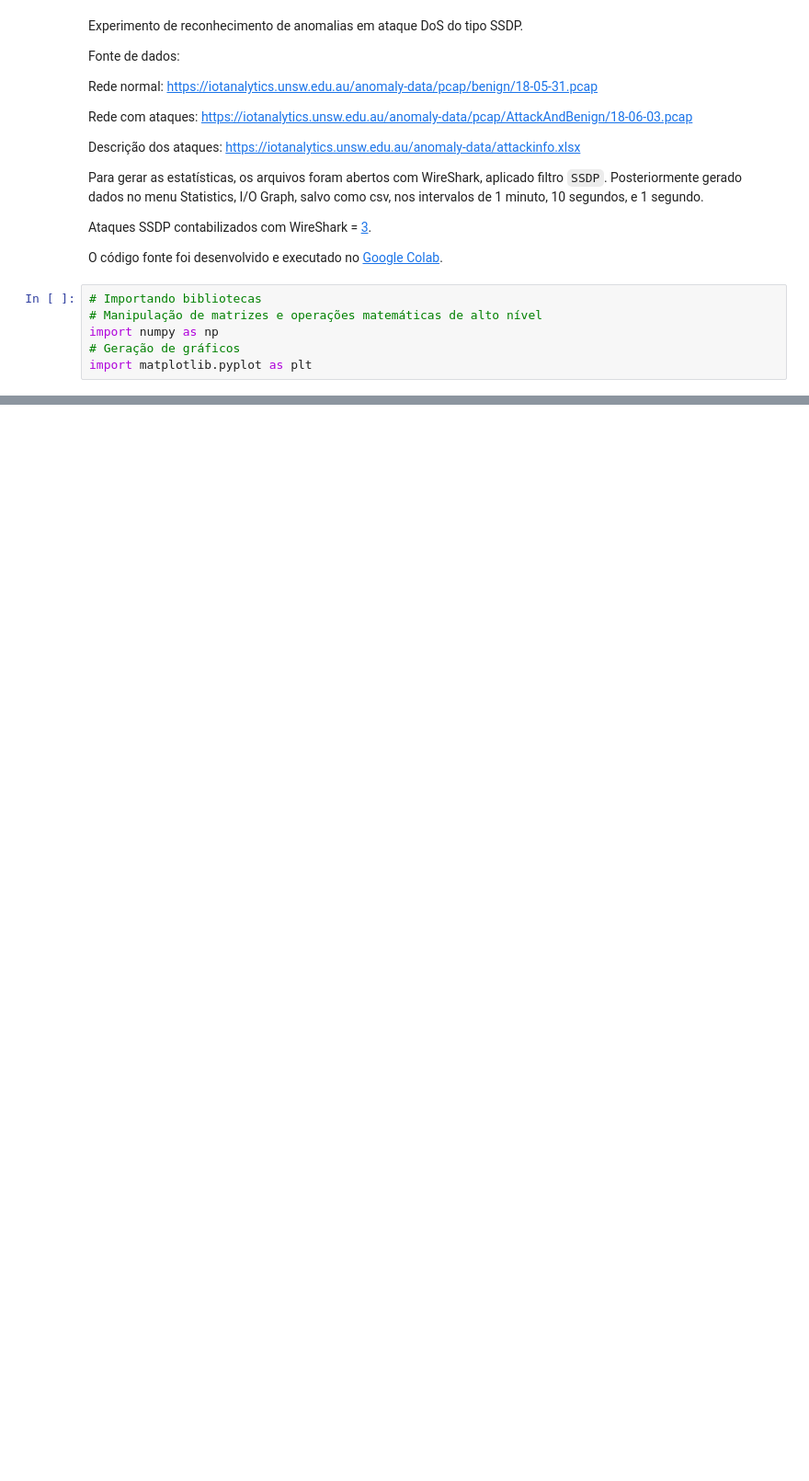
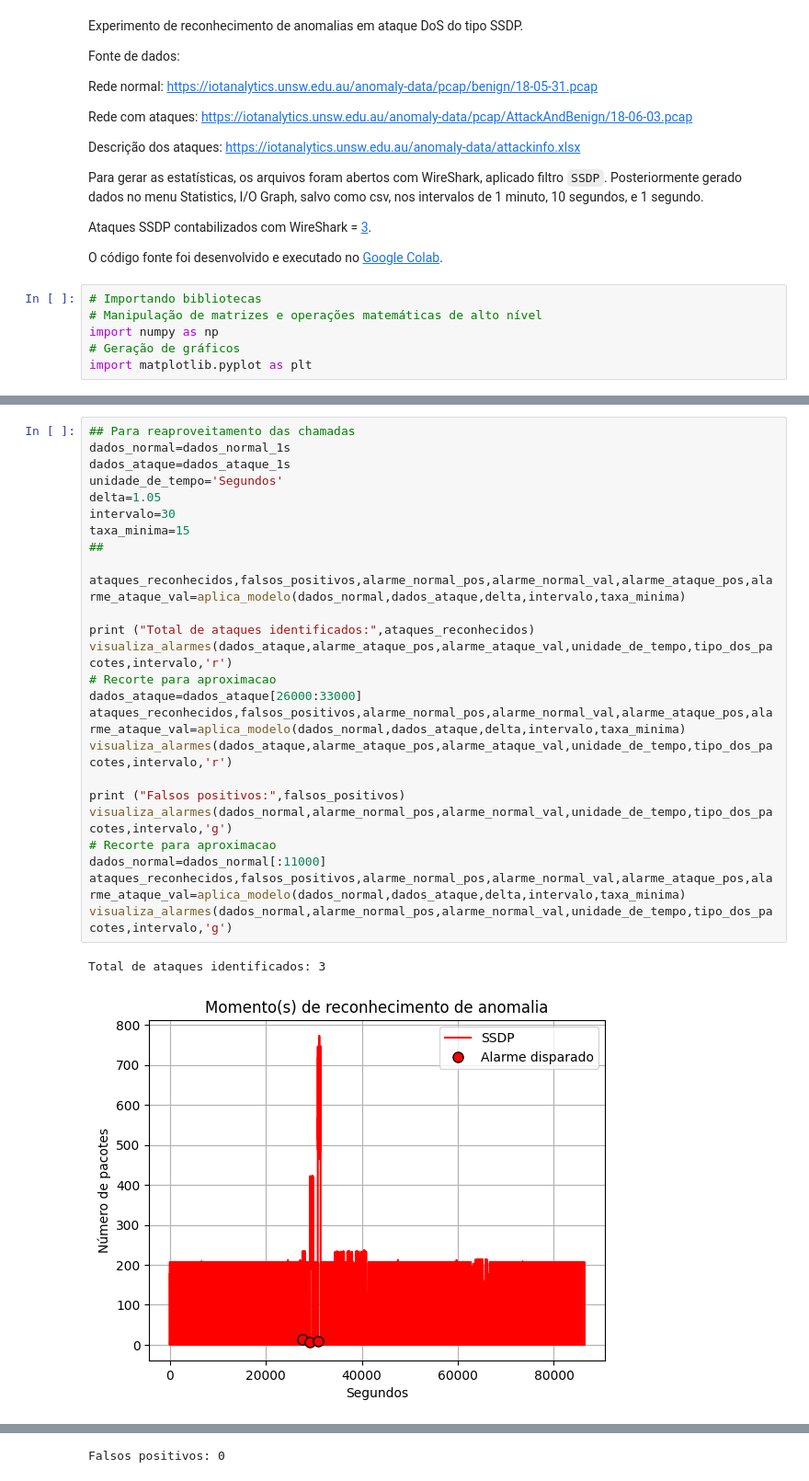
Before and after one commit to hflautert/AnomalyDetection, a Jupyter notebook: AnomaliaSSDP.ipynb, the cells around one changed output, grey strips where cells are left out. Shown at 92% size. Saved outputs shown, nothing was run; the diff lists cells and outputs as text; blank space fills up the shorter version.

```diff
--- a/AnomaliaSSDP.ipynb
+++ b/AnomaliaSSDP.ipynb
@@ -317,0 +226,28 @@ Falsos positivos: 0
+# %%
+## Para reaproveitamento das chamadas
+dados_normal=dados_normal_1s
+dados_ataque=dados_ataque_1s
+unidade_de_tempo='Segundos'
+delta=1.05
+intervalo=30
+taxa_minima=15
+##
+
+ataques_reconhecidos,falsos_positivos,alarme_normal_pos,alarme_normal_val,alarme_ataque_pos,alarme_ataque_val=aplica_modelo(dados_normal,dados_ataque,delta,intervalo,taxa_minima)
+
+print ("Total de ataques identificados:",ataques_reconhecidos)
+visualiza_alarmes(dados_ataque,alarme_ataque_pos,alarme_ataque_val,unidade_de_tempo,tipo_dos_pacotes,intervalo,'r')
+# Recorte para aproximacao
+dados_ataque=dados_ataque[26000:33000]
+ataques_reconhecidos,falsos_positivos,alarme_normal_pos,alarme_normal_val,alarme_ataque_pos,alarme_ataque_val=aplica_modelo(dados_normal,dados_ataque,delta,intervalo,taxa_minima)
+visualiza_alarmes(dados_ataque,alarme_ataque_pos,alarme_ataque_val,unidade_de_tempo,tipo_dos_pacotes,intervalo,'r')
+
+print ("Falsos positivos:",falsos_positivos)
+visualiza_alarmes(dados_normal,alarme_normal_pos,alarme_normal_val,unidade_de_tempo,tipo_dos_pacotes,intervalo,'g')
+# Recorte para aproximacao
+dados_normal=dados_normal[:11000]
+ataques_reconhecidos,falsos_positivos,alarme_normal_pos,alarme_normal_val,alarme_ataque_pos,alarme_ataque_val=aplica_modelo(dados_normal,dados_ataque,delta,intervalo,taxa_minima)
+visualiza_alarmes(dados_normal,alarme_normal_pos,alarme_normal_val,unidade_de_tempo,tipo_dos_pacotes,intervalo,'g')
+# %% [output]
+Total de ataques identificados: 3
+[figure, added]
@@ -317,0 +255 @@ Falsos positivos: 0
+Falsos positivos: 0
```
Also changed, not shown: parts of 9 cells of this notebook.
